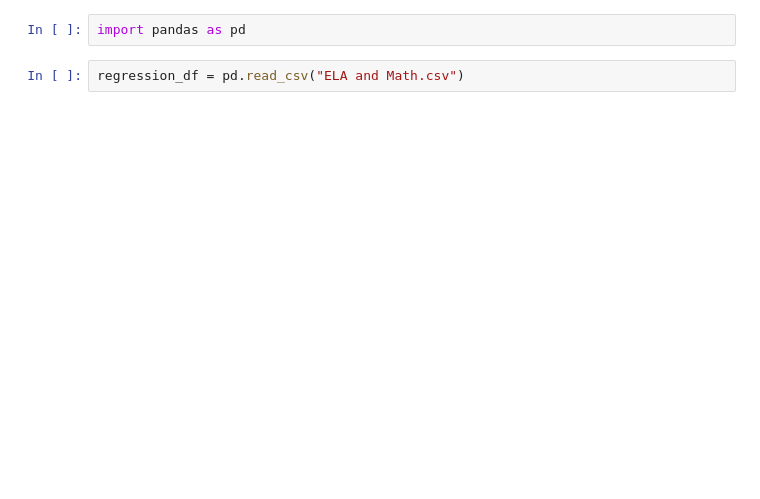
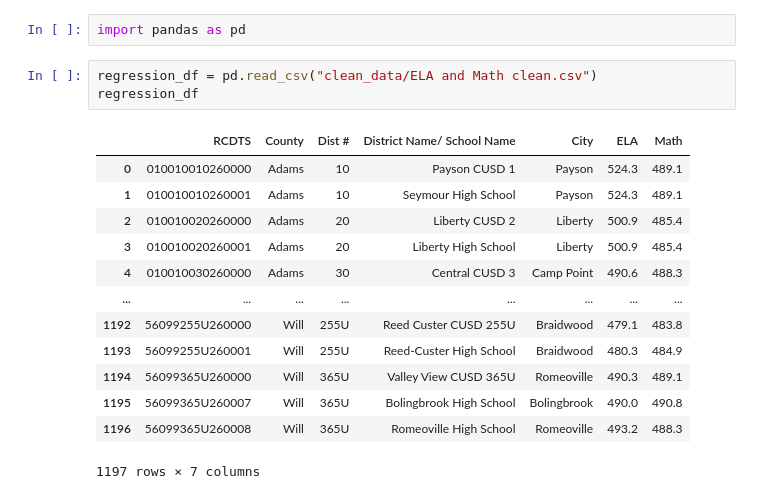
Before and after one commit to morrissey466/Illinois_School_Analysis, a Jupyter notebook: Resources/Regression.ipynb, the cells around one changed output. Drawn from its saved outputs; the diff is of its cells as text; blank space fills up the shorter version.

```diff
--- a/Resources/Regression.ipynb
+++ b/Resources/Regression.ipynb
@@ -1,5 +1,20 @@
 # %%
 import pandas as pd
 # %%
-regression_df = pd.read_csv("ELA and Math.csv")
+regression_df = pd.read_csv("clean_data/ELA and Math clean.csv")
+regression_df
+# %% [output]
+|  | RCDTS | County | Dist # | District Name/ School Name | City | ELA | Math |
+| 0 | 010010010260000 | Adams | 10 | Payson CUSD 1 | Payson | 524.3 | 489.1 |
+| 1 | 010010010260001 | Adams | 10 | Seymour High School | Payson | 524.3 | 489.1 |
+| 2 | 010010020260000 | Adams | 20 | Liberty CUSD 2 | Liberty | 500.9 | 485.4 |
+| 3 | 010010020260001 | Adams | 20 | Liberty High School | Liberty | 500.9 | 485.4 |
+| 4 | 010010030260000 | Adams | 30 | Central CUSD 3 | Camp Point | 490.6 | 488.3 |
+| ... | ... | ... | ... | ... | ... | ... | ... |
+| 1192 | 56099255U260000 | Will | 255U | Reed Custer CUSD 255U | Braidwood | 479.1 | 483.8 |
+| 1193 | 56099255U260001 | Will | 255U | Reed-Custer High School | Braidwood | 480.3 | 484.9 |
+| 1194 | 56099365U260000 | Will | 365U | Valley View CUSD 365U | Romeoville | 490.3 | 489.1 |
+| 1195 | 56099365U260007 | Will | 365U | Bolingbrook High School | Bolingbrook | 490.0 | 490.8 |
+| 1196 | 56099365U260008 | Will | 365U | Romeoville High School | Romeoville | 493.2 | 488.3 |
+1197 rows × 7 columns
 # %%
```
Also changed, not shown: parts of 8 cells of this notebook.
